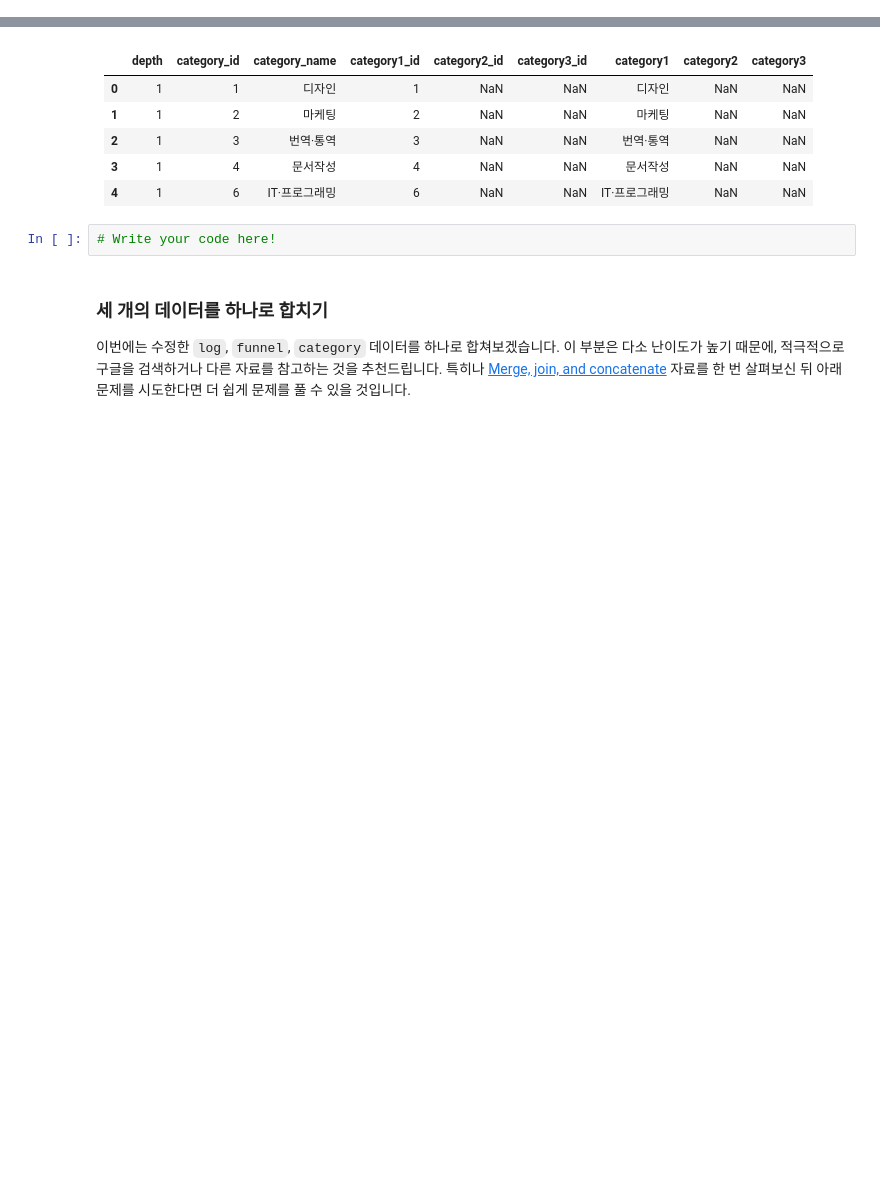
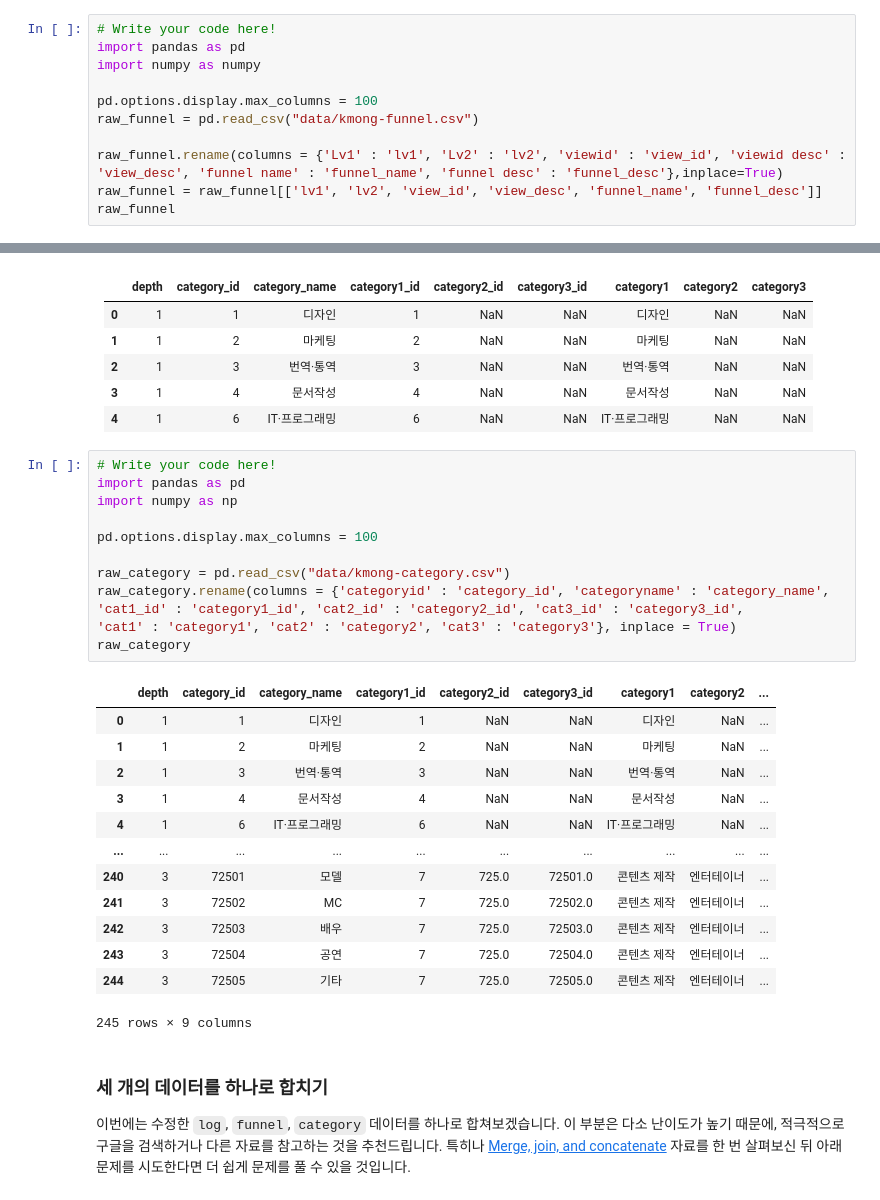
Before and after one commit to Changju-Lee1866/data_preprocessing, a Jupyter notebook: 0102_kmong(assignment)테스트_이창주.ipynb, the cells around one changed output, grey strips where cells are left out. Saved outputs shown, nothing was run; the diff lists cells and outputs as text; blank space fills up the shorter version.

```diff
--- a/0102_kmong(assignment)테스트_이창주.ipynb
+++ b/0102_kmong(assignment)테스트_이창주.ipynb
@@ -1562,0 +1705,11 @@ Index(['eventcategory', 'isfirstactivity', 'apppackagename', 'appversion',
+# %%
+# Write your code here!
+import pandas as pd
+import numpy as numpy
+
+pd.options.display.max_columns = 100
+raw_funnel = pd.read_csv("data/kmong-funnel.csv")
+
+raw_funnel.rename(columns = {'Lv1' : 'lv1', 'Lv2' : 'lv2', 'viewid' : 'view_id', 'viewid desc' : 'view_desc', 'funnel name' : 'funnel_name', 'funnel desc' : 'funnel_desc'},inplace=True)
+raw_funnel = raw_funnel[['lv1', 'lv2', 'view_id', 'view_desc', 'funnel_name', 'funnel_desc']]
+raw_funnel
@@ -1648,8 +1819,31 @@ Index(['eventcategory', 'isfirstactivity', 'apppackagename', 'appversion',
         </tr>
     </tbody>
 </table>
-# %%
-# Write your code here!
+# %%
+# Write your code here!
+import pandas as pd
+import numpy as np
+
+pd.options.display.max_columns = 100
+
+raw_category = pd.read_csv("data/kmong-category.csv")
+raw_category.rename(columns = {'categoryid' : 'category_id', 'categoryname' : 'category_name', 'cat1_id' : 'category1_id', 'cat2_id' : 'category2_id', 'cat3_id' : 'category3_id',
+'cat1' : 'category1', 'cat2' : 'category2', 'cat3' : 'category3'}, inplace = True)
+raw_category
+# %% [output]
+|  | depth | category_id | category_name | category1_id | category2_id | category3_id | category1 | category2 | ... |
+| 0 | 1 | 1 | 디자인 | 1 | NaN | NaN | 디자인 | NaN | ... |
+| 1 | 1 | 2 | 마케팅 | 2 | NaN | NaN | 마케팅 | NaN | ... |
+| 2 | 1 | 3 | 번역·통역 | 3 | NaN | NaN | 번역·통역 | NaN | ... |
+| 3 | 1 | 4 | 문서작성 | 4 | NaN | NaN | 문서작성 | NaN | ... |
+| 4 | 1 | 6 | IT·프로그래밍 | 6 | NaN | NaN | IT·프로그래밍 | NaN | ... |
+| ... | ... | ... | ... | ... | ... | ... | ... | ... | ... |
+| 240 | 3 | 72501 | 모델 | 7 | 725.0 | 72501.0 | 콘텐츠 제작 | 엔터테이너 | ... |
+| 241 | 3 | 72502 | MC | 7 | 725.0 | 72502.0 | 콘텐츠 제작 | 엔터테이너 | ... |
+| 242 | 3 | 72503 | 배우 | 7 | 725.0 | 72503.0 | 콘텐츠 제작 | 엔터테이너 | ... |
+| 243 | 3 | 72504 | 공연 | 7 | 725.0 | 72504.0 | 콘텐츠 제작 | 엔터테이너 | ... |
+| 244 | 3 | 72505 | 기타 | 7 | 725.0 | 72505.0 | 콘텐츠 제작 | 엔터테이너 | ... |
+245 rows × 9 columns
 # %% [markdown]
 ### 세 개의 데이터를 하나로 합치기
 
```
Also changed, not shown: parts of 15 cells of this notebook, 1 other file.
